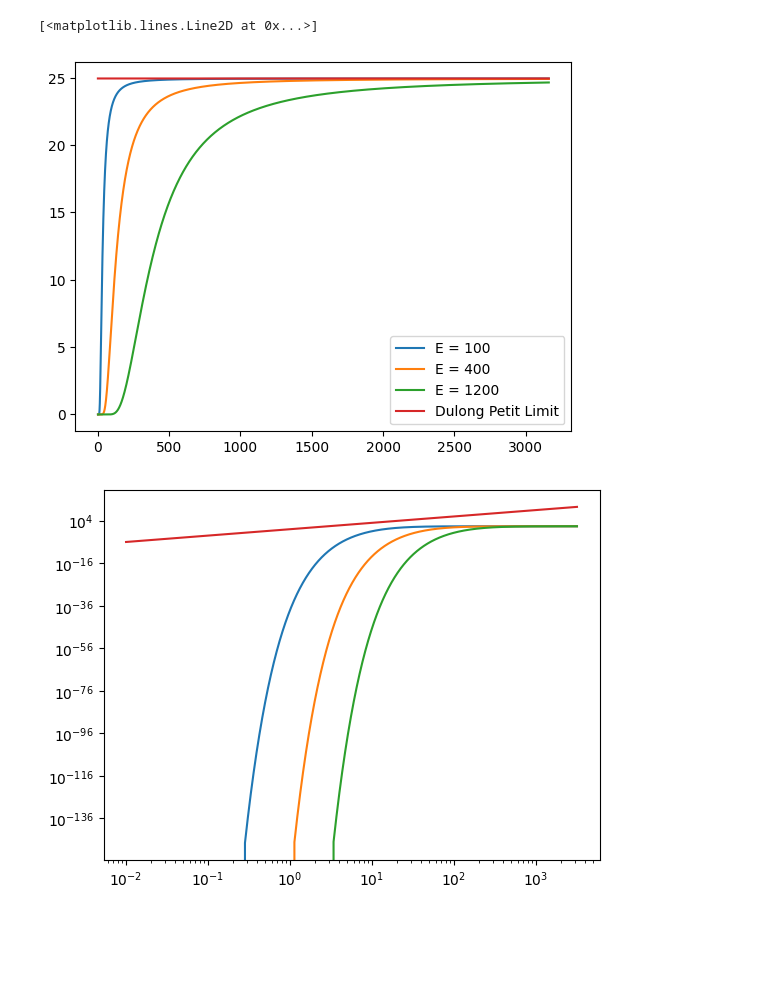
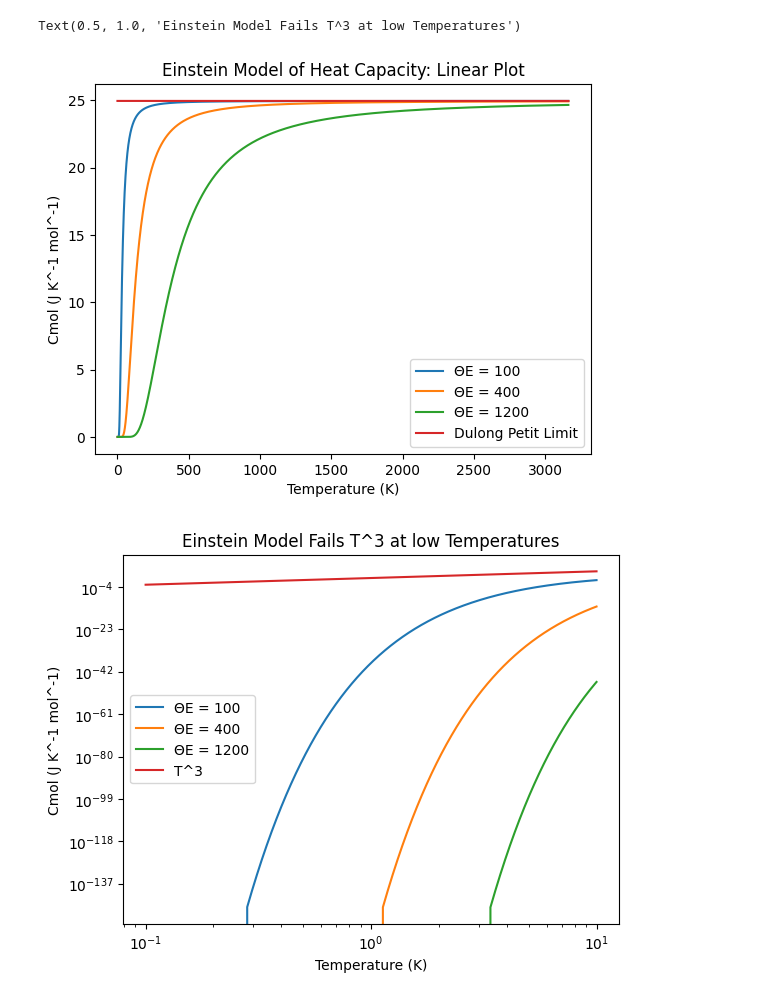
Before and after one commit to StephenJohnson-CardiffUni/Astro, a Jupyter notebook: CondensedAssignment2.ipynb, the cells around one changed output. Drawn from its saved outputs; the diff is of its cells as text; code cells hidden in the pictures; blank space fills up the shorter version.

Commit message:
Finals With Labels

```diff
--- a/CondensedAssignment2.ipynb
+++ b/CondensedAssignment2.ipynb
@@ -14,43 +15,51 @@ Re-plot the curves on a graph with logarithmic axes to show that the Einstein
 model does not reproduce the the expected T**3 proportionality
 '''
 
 #define some constants
 R = 8.314462618
 DulongPetitLimit = 3 * R
 
 #various temperature ranges
 temperatures = np.array([x for x in range(1,2500)])
 temperaturesLogSpread = np.logspace(-2, 3.5, 2500)
+temperaturesLowLogSpread = np.logspace(-1, 1, 2500)
 
 #function
 def EinsteinCaps(tempratures,Etemp):
   '''
   Takes tempterature range and einstein Temp.
   returns heat capacities at the tempratures in range
   Uses Einstein Model : Cmol(T) = 3R ( ((ΘE/T)**2) * (e**(ΘE/T)) /  ((e**(ΘE/T)) − 1)**2 )
   '''
   numerator   = ((Etemp/tempratures)**2) * (np.e**(Etemp/tempratures))
   denominator = ((np.e**(Etemp/tempratures)) - 1)
   return (3 * R) * ( numerator / denominator**2)
 
 
 #Linear plots
-plt.plot(temperaturesLogSpread,EinsteinCaps(temperaturesLogSpread,100 ),label="E = 100")
-plt.plot(temperaturesLogSpread,EinsteinCaps(temperaturesLogSpread,400 ),label="E = 400")
-plt.plot(temperaturesLogSpread,EinsteinCaps(temperaturesLogSpread,1200),label="E = 1200")
+plt.plot(temperaturesLogSpread,EinsteinCaps(temperaturesLogSpread,100 ),label="ΘE = 100")
+plt.plot(temperaturesLogSpread,EinsteinCaps(temperaturesLogSpread,400 ),label="ΘE = 400")
+plt.plot(temperaturesLogSpread,EinsteinCaps(temperaturesLogSpread,1200),label="ΘE = 1200")
 plt.plot(temperaturesLogSpread,list(DulongPetitLimit for x in range(len(temperaturesLogSpread))),label="Dulong Petit Limit")
+plt.xlabel("Temperature (K)")
+plt.ylabel("Cmol (J K^-1 mol^-1)")
 plt.legend()
+plt.title("Einstein Model of Heat Capacity: Linear Plot")
 
 #loglog plots
 plt.figure()
-plt.loglog(temperaturesLogSpread,EinsteinCaps(temperaturesLogSpread,100 ))
-plt.loglog(temperaturesLogSpread,EinsteinCaps(temperaturesLogSpread,400 ))
-plt.loglog(temperaturesLogSpread,EinsteinCaps(temperaturesLogSpread,1200))
-plt.loglog(temperaturesLogSpread,temperaturesLogSpread**3)
+plt.loglog(temperaturesLowLogSpread,EinsteinCaps(temperaturesLowLogSpread,100 ),label="ΘE = 100")
+plt.loglog(temperaturesLowLogSpread,EinsteinCaps(temperaturesLowLogSpread,400 ),label="ΘE = 400")
+plt.loglog(temperaturesLowLogSpread,EinsteinCaps(temperaturesLowLogSpread,1200),label="ΘE = 1200")
+plt.loglog(temperaturesLowLogSpread,temperaturesLowLogSpread**3,label="T^3")
+plt.xlabel("Temperature (K)")
+plt.ylabel("Cmol (J K^-1 mol^-1)")
+plt.legend()
+plt.title("Einstein Model Fails T^3 at low Temperatures")
 # %% [output]
-[<matplotlib.lines.Line2D at 0x...>]
+Text(0.5, 1.0, 'Einstein Model Fails T^3 at low Temperatures')
-[figure, old version]
+[figure, new version]
-[figure, old version]
+[figure, new version]
 # %%
 '''
 
```
Also changed, not shown: parts of 14 cells of this notebook.
